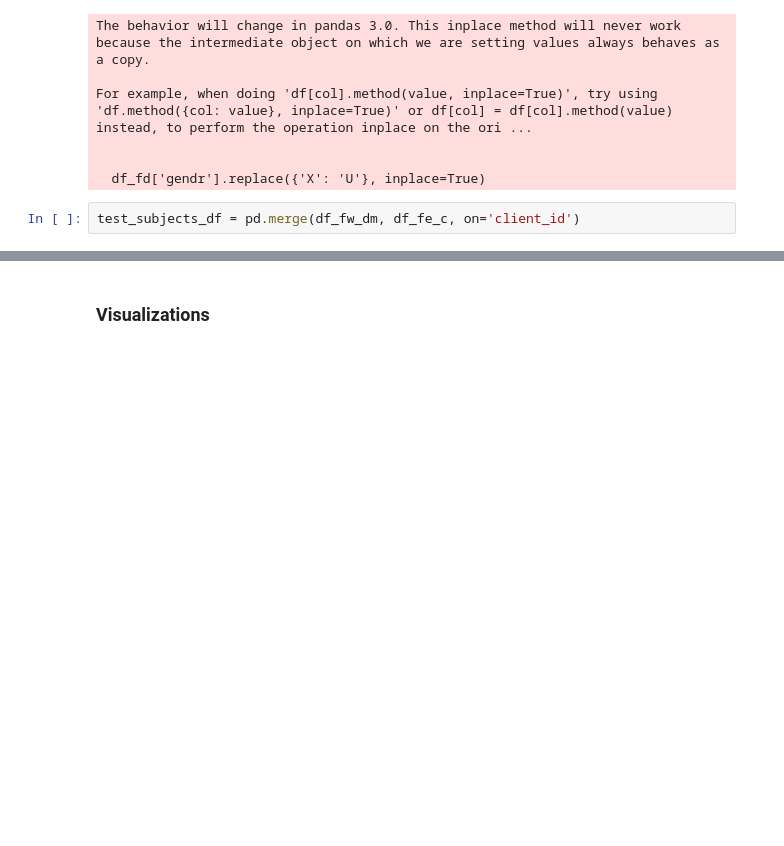
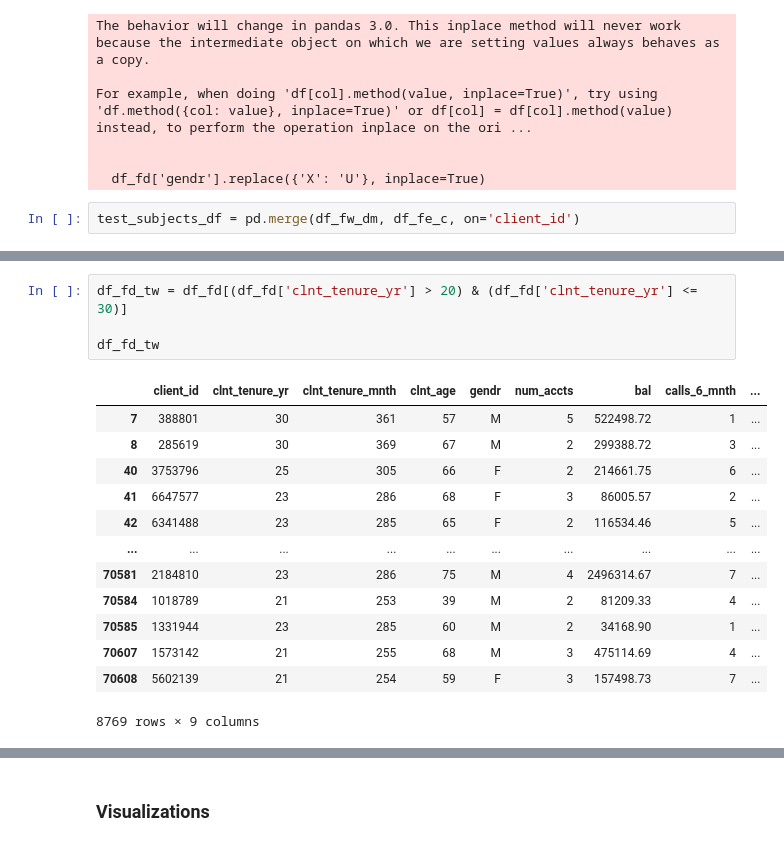
Before and after one commit to bfranx62/Ironhack-EDA-Project, a Jupyter notebook: main.ipynb, the cells around one changed output, grey strips where cells are left out. Saved outputs shown, nothing was run; the diff lists cells and outputs as text; blank space fills up the shorter version.

```diff
--- a/main.ipynb
+++ b/main.ipynb
@@ -191,0 +230,18 @@ test_subjects_df = pd.merge(df_fw_dm, df_fe_c, on='client_id')
+# %%
+df_fd_tw = df_fd[(df_fd['clnt_tenure_yr'] > 20) & (df_fd['clnt_tenure_yr'] <= 30)]
+
+df_fd_tw
+# %% [output]
+|  | client_id | clnt_tenure_yr | clnt_tenure_mnth | clnt_age | gendr | num_accts | bal | calls_6_mnth | ... |
+| 7 | 388801 | 30 | 361 | 57 | M | 5 | 522498.72 | 1 | ... |
+| 8 | 285619 | 30 | 369 | 67 | M | 2 | 299388.72 | 3 | ... |
+| 40 | 3753796 | 25 | 305 | 66 | F | 2 | 214661.75 | 6 | ... |
+| 41 | 6647577 | 23 | 286 | 68 | F | 3 | 86005.57 | 2 | ... |
+| 42 | 6341488 | 23 | 285 | 65 | F | 2 | 116534.46 | 5 | ... |
+| ... | ... | ... | ... | ... | ... | ... | ... | ... | ... |
+| 70581 | 2184810 | 23 | 286 | 75 | M | 4 | 2496314.67 | 7 | ... |
+| 70584 | 1018789 | 21 | 253 | 39 | M | 2 | 81209.33 | 4 | ... |
+| 70585 | 1331944 | 23 | 285 | 60 | M | 2 | 34168.90 | 1 | ... |
+| 70607 | 1573142 | 21 | 255 | 68 | M | 3 | 475114.69 | 4 | ... |
+| 70608 | 5602139 | 21 | 254 | 59 | F | 3 | 157498.73 | 7 | ... |
+8769 rows × 9 columns
```
Also changed, not shown: parts of 7 cells of this notebook.
